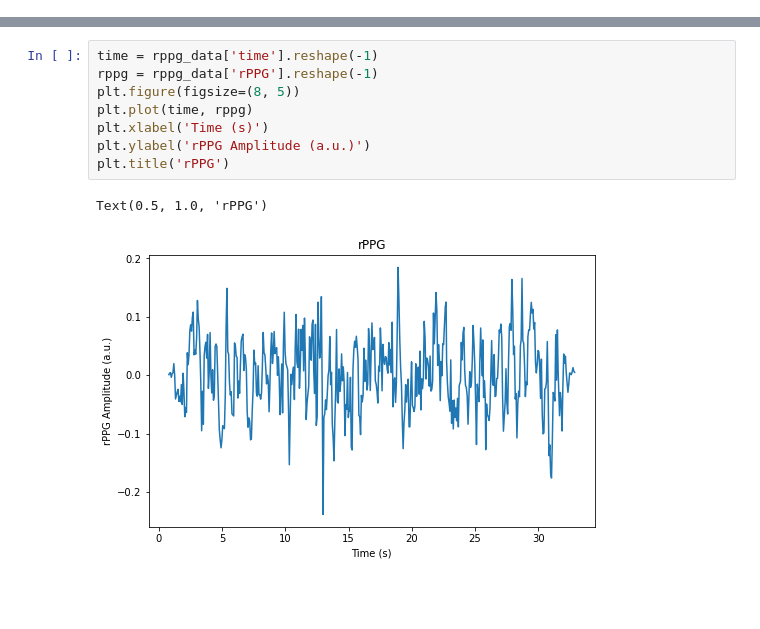
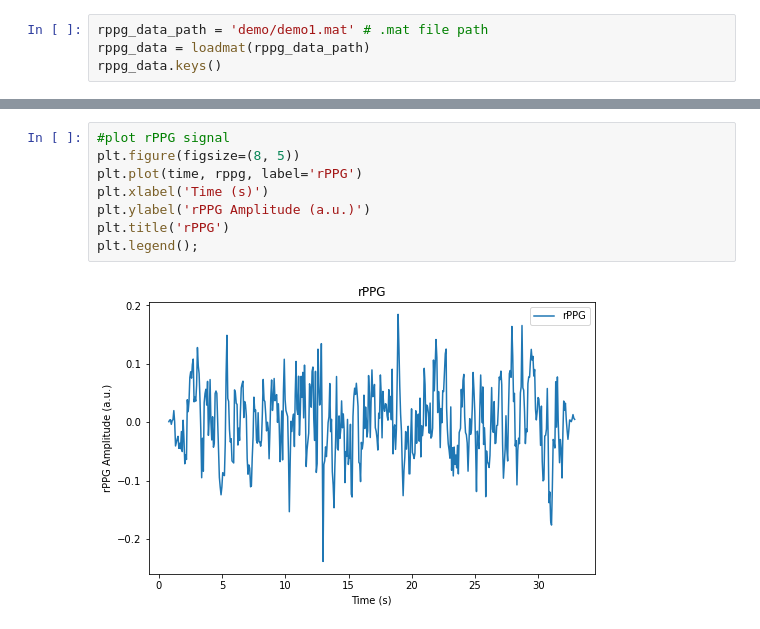
Before and after one commit to nqluo/cvpm, a Jupyter notebook: plot_rppg.ipynb, the cells around one changed output, grey strips where cells are left out. Saved outputs shown, nothing was run; the diff lists cells and outputs as text; blank space fills up the shorter version.

Commit message:
add plot_rppg

```diff
--- a/plot_rppg.ipynb
+++ b/plot_rppg.ipynb
@@ -11,0 +4,4 @@ dict_keys(['__header__', '__version__', '__globals__', 'r', 'g', 'b', 'time', 'F
+# %%
+rppg_data_path = 'demo/demo1.mat' # .mat file path
+rppg_data = loadmat(rppg_data_path)
+rppg_data.keys()
@@ -12,11 +28,10 @@ dict_keys(['__header__', '__version__', '__globals__', 'r', 'g', 'b', 'time', 'F
 # %%
-time = rppg_data['time'].reshape(-1)
-rppg = rppg_data['rPPG'].reshape(-1)
+#plot rPPG signal
 plt.figure(figsize=(8, 5))
-plt.plot(time, rppg)
+plt.plot(time, rppg, label='rPPG')
 plt.xlabel('Time (s)')
 plt.ylabel('rPPG Amplitude (a.u.)')
 plt.title('rPPG')
+plt.legend();
 # %% [output]
-Text(0.5, 1.0, 'rPPG')
-[figure, old version]
+[figure, new version]
```
Also changed, not shown: parts of 5 cells of this notebook.
